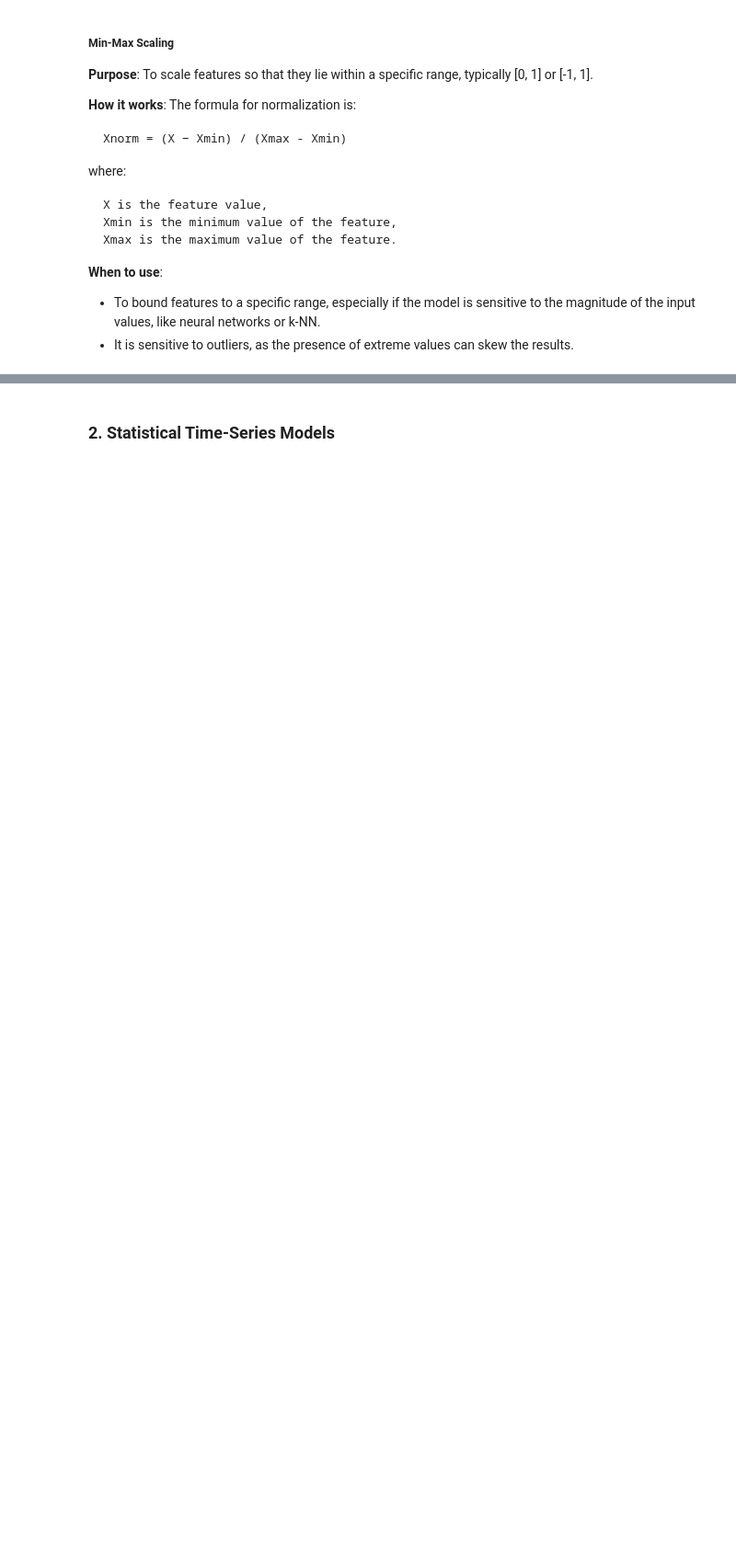
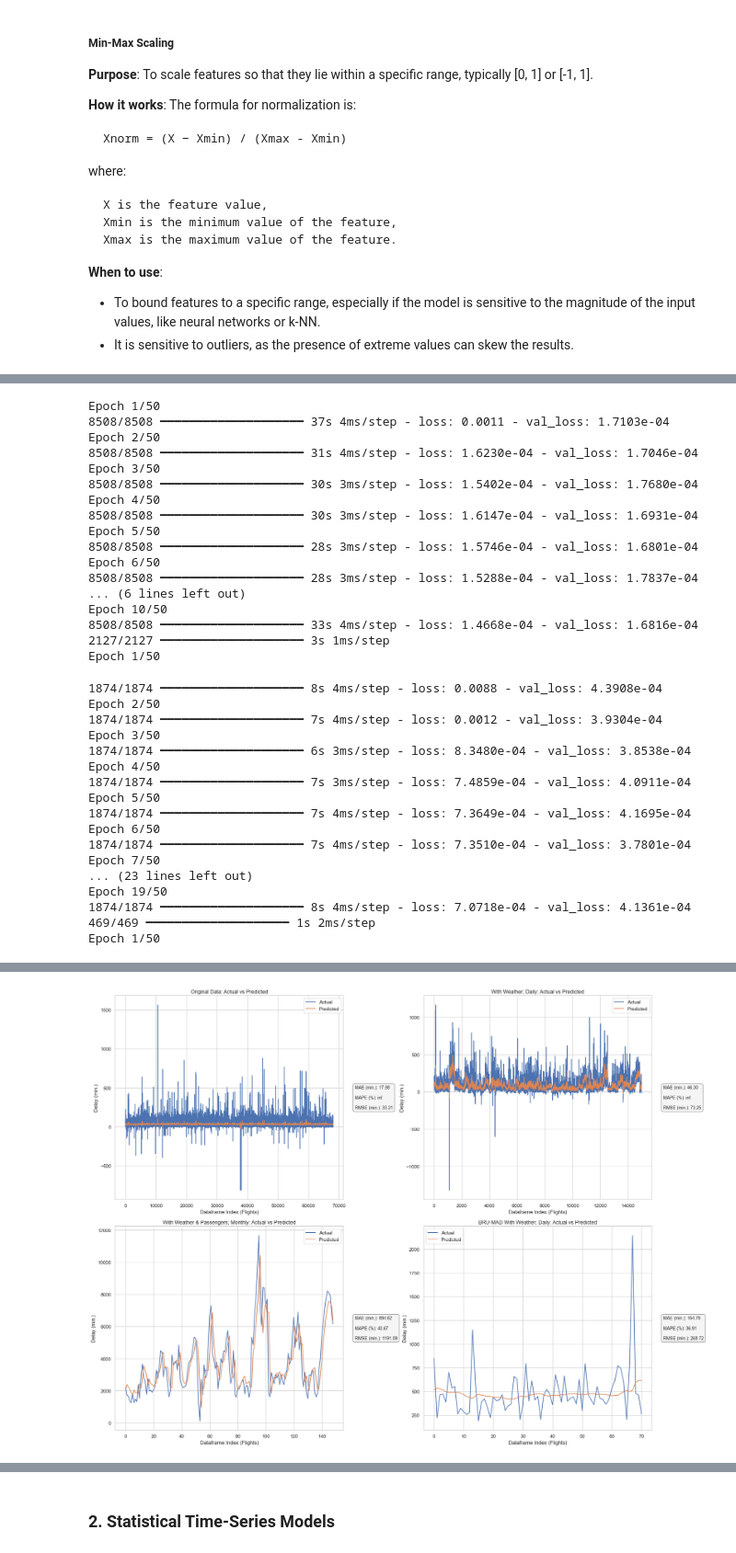
Before and after one commit to DT-Service-Consulting/avstats, a Jupyter notebook: avstats/AvStats_ML.ipynb, the cells around one changed output, grey strips where cells are left out. Shown at 92% size. Saved outputs shown, nothing was run; the diff lists cells and outputs as text; code cells hidden in the pictures; blank space fills up the shorter version.

```diff
--- a/avstats/AvStats_ML.ipynb
+++ b/avstats/AvStats_ML.ipynb
@@ -63,9 +70,9 @@ import matplotlib.pyplot as plt
 # %%
 # Load the DataFrames
+df_original = pd.read_csv(os.path.join("..", "data", "df_original.csv")) # used in learning curve pipeline
 df_weather_daily = pd.read_csv(os.path.join("..", "data", "df_weather_daily.csv")) # used in neural networks
 df_passengers_vif = pd.read_csv(os.path.join("..", "data", "df_passengers_vif.csv"))  # after feature selection, for splitting the data
 df_BRU_MAD = pd.read_csv(os.path.join("..", "data", "df_BRU_MAD.csv")) # used in ARIMA/SARIMAX/Rolling Forecast
-df_weather_encoded = pd.read_csv(os.path.join("..", "data", "df_weather_encoded.csv")) # used in learning curve pipeline
 print("DataFrames loaded successfully")
 # %% [output]
 DataFrames loaded successfully
@@ -202,12 +226,3 @@ where:
 **When to use**:
 * To bound features to a specific range, especially if the model is sensitive to the magnitude of the input values, like neural networks or k-NN.
 * It is sensitive to outliers, as the presence of extreme values can skew the results.
-# %%
-# Create an instance of NeuralNetworks
-nn = NeuralNetworks(df_weather_daily)
-
-# Call the neural_networks method and unpack the returned values
-nn_model, nn_actual, nn_predictions, nn_metrics = nn.neural_networks()
-
-# Store results
-evaluation_results.append({"Model": "Neural Networks", **nn_metrics})
@@ -232,0 +229,55 @@ Epoch 50/50
+# %%
+dataframes = [
+    (df_original, 'dep_delay'),
+    (df_weather_daily, 'total_dep_delay'),
+    (df_passengers_vif, 'total_dep_delay'),
+    (df_BRU_MAD, 'total_dep_delay')
+]
+titles = ["Original Data", "With Weather; Daily", "With Weather & Passengers; Monthly", "BRU-MAD With Weather; Daily"]
+
+fig, axes = plt.subplots(2, 2, figsize=(20, 15))
+axes = axes.flatten()
+
+for i, ((df, column), title) in enumerate(zip(dataframes, titles)):
+    nn = NeuralNetworks(df, column)
+    nn_model, nn_actual, nn_predictions, nn_metrics = nn.neural_networks()
+    evaluation_results.append({"Model": f"Neural Network {title}", **nn_metrics})
+    nn_plots(axes, i, nn_actual, nn_predictions, title, nn_metrics)
+
+plt.tight_layout()
+plt.show()
+# %% [output]
+Epoch 1/50
+8508/8508 ━━━━━━━━━━━━━━━━━━━━ 37s 4ms/step - loss: 0.0011 - val_loss: 1.7103e-04
+Epoch 2/50
+8508/8508 ━━━━━━━━━━━━━━━━━━━━ 31s 4ms/step - loss: 1.6230e-04 - val_loss: 1.7046e-04
+Epoch 3/50
+8508/8508 ━━━━━━━━━━━━━━━━━━━━ 30s 3ms/step - loss: 1.5402e-04 - val_loss: 1.7680e-04
+Epoch 4/50
+8508/8508 ━━━━━━━━━━━━━━━━━━━━ 30s 3ms/step - loss: 1.6147e-04 - val_loss: 1.6931e-04
+Epoch 5/50
+8508/8508 ━━━━━━━━━━━━━━━━━━━━ 28s 3ms/step - loss: 1.5746e-04 - val_loss: 1.6801e-04
+Epoch 6/50
+8508/8508 ━━━━━━━━━━━━━━━━━━━━ 28s 3ms/step - loss: 1.5288e-04 - val_loss: 1.7837e-04
+... (6 lines left out)
+Epoch 10/50
+8508/8508 ━━━━━━━━━━━━━━━━━━━━ 33s 4ms/step - loss: 1.4668e-04 - val_loss: 1.6816e-04
+2127/2127 ━━━━━━━━━━━━━━━━━━━━ 3s 1ms/step
+Epoch 1/50
+1874/1874 ━━━━━━━━━━━━━━━━━━━━ 8s 4ms/step - loss: 0.0088 - val_loss: 4.3908e-04
+Epoch 2/50
+1874/1874 ━━━━━━━━━━━━━━━━━━━━ 7s 4ms/step - loss: 0.0012 - val_loss: 3.9304e-04
+Epoch 3/50
+1874/1874 ━━━━━━━━━━━━━━━━━━━━ 6s 3ms/step - loss: 8.3480e-04 - val_loss: 3.8538e-04
+Epoch 4/50
+1874/1874 ━━━━━━━━━━━━━━━━━━━━ 7s 3ms/step - loss: 7.4859e-04 - val_loss: 4.0911e-04
+Epoch 5/50
+1874/1874 ━━━━━━━━━━━━━━━━━━━━ 7s 4ms/step - loss: 7.3649e-04 - val_loss: 4.1695e-04
+Epoch 6/50
+1874/1874 ━━━━━━━━━━━━━━━━━━━━ 7s 4ms/step - loss: 7.3510e-04 - val_loss: 3.7801e-04
+Epoch 7/50
+... (23 lines left out)
+Epoch 19/50
+1874/1874 ━━━━━━━━━━━━━━━━━━━━ 8s 4ms/step - loss: 7.0718e-04 - val_loss: 4.1361e-04
+469/469 ━━━━━━━━━━━━━━━━━━━━ 1s 2ms/step
+Epoch 1/50
@@ -232,0 +301 @@ Epoch 50/50
+[figure, added]
```
Also changed, not shown: parts of 13 cells of this notebook, 5 other files.
